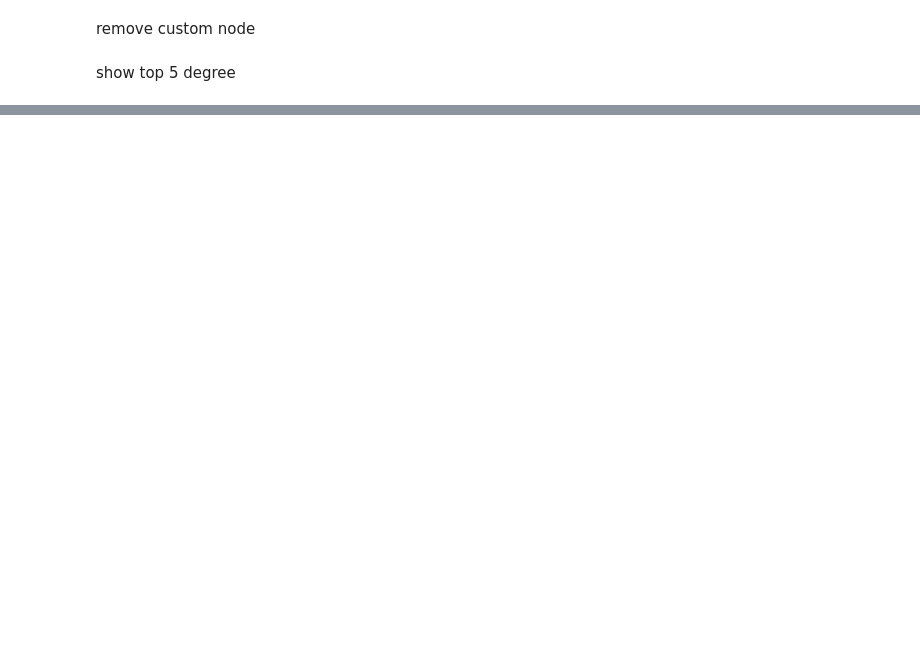
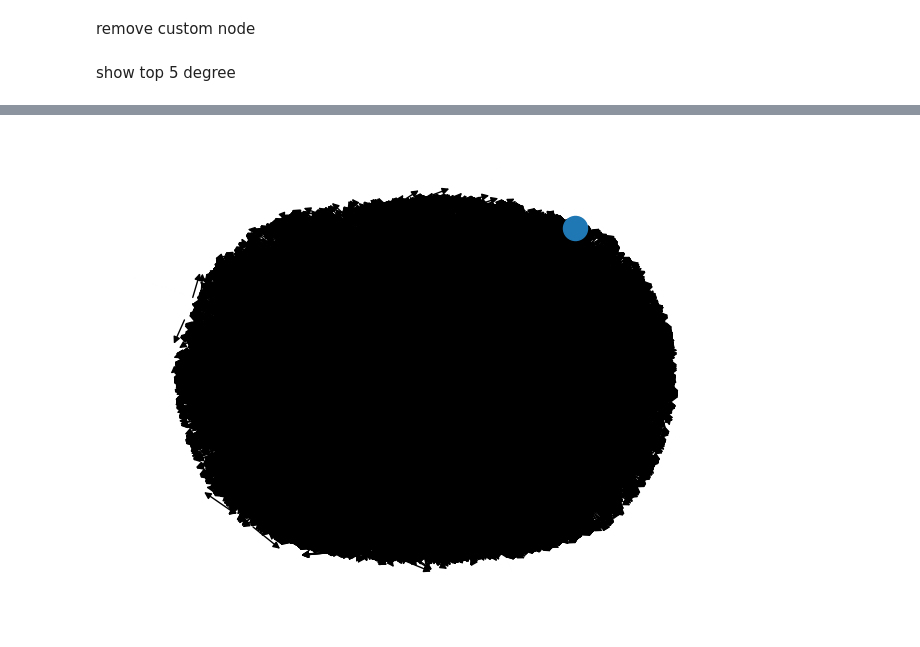
Before and after one commit to EhsanBitaraf/triple-a, a Jupyter notebook: jupyter_lab/test.ipynb, the cells around one changed output, grey strips where cells are left out. Drawn from its saved outputs; the diff is of its cells as text; code cells hidden in the pictures; blank space fills up the shorter version.

```diff
--- a/jupyter_lab/test.ipynb
+++ b/jupyter_lab/test.ipynb
@@ -118,0 +167,9 @@ Edges : 18449
+# %%
+# d = dict(G.degree)
+
+# nx.draw(G, nodelist=d.keys(), node_size=[v * 100 for v in d.values()])
+nx.draw(G, nodelist=['Breast cancer'])
+
+plt.show()
+# %% [output]
+[figure, added]
```
Also changed, not shown: parts of 8 cells of this notebook, 34 other files.
